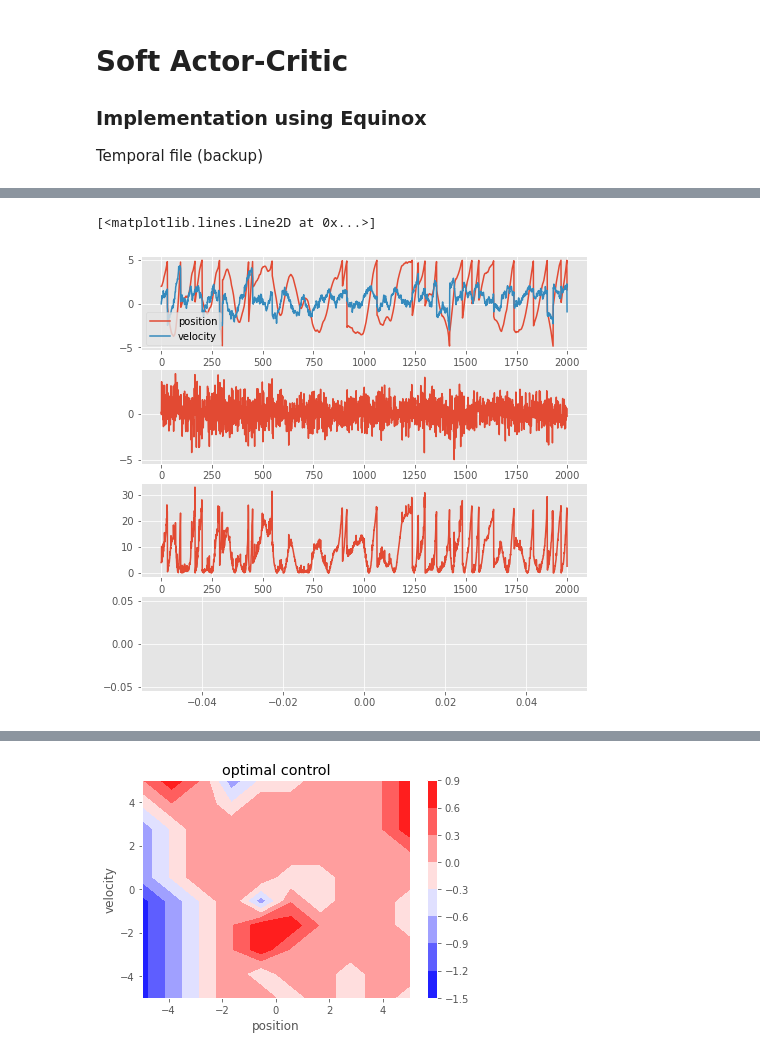
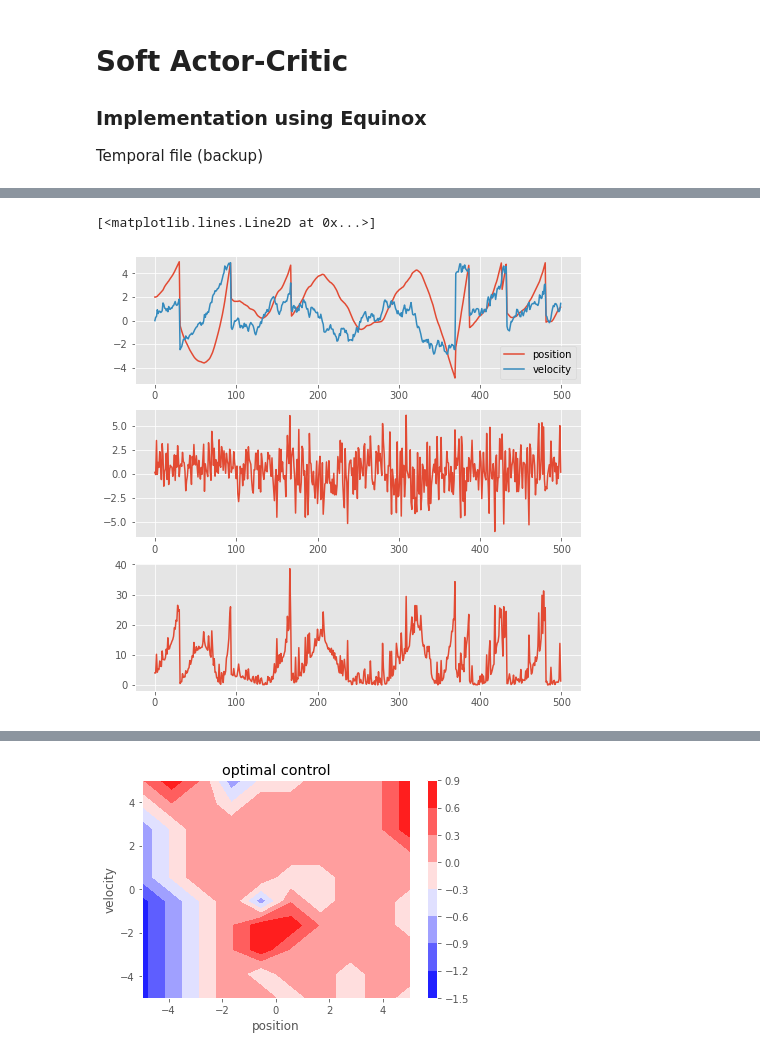
Before and after one commit to JopNiessen/DualControl, a Jupyter notebook: SAC_Equinox.ipynb, the cells around one changed output, grey strips where cells are left out. Cells and saved outputs as stored; diff of their text form; code cells hidden in the pictures.

```diff
--- a/SAC_Equinox.ipynb
+++ b/SAC_Equinox.ipynb
@@ -17,7 +17,7 @@ import matplotlib.pyplot as plt
 plt.style.use('ggplot')
 # %%
 seed = 0
-T = 200
+T = 50
 
 key = jrandom.PRNGKey(seed)
 
@@ -33,7 +33,7 @@ SAC.SQF_2.eta = 1e-2
 SAC.PI.eta = 1e-1
 key0, key1, key2, key3, key = jrandom.split(key, 5)
 
-buffer_size, state_dim, action_dim = 100, 2, 1
+buffer_size, state_dim, action_dim = 1000, 2, 1
 
 time_horizon = jnp.arange(0, T, SDI.dt)
 for t in time_horizon:
@@ -61,19 +54,21 @@ DeviceArray(1.1178762, dtype=float32)
+# %%
+key = jrandom.PRNGKey(0)
+SAC.train(key, batch_size=50, n_epochs=20, show=True)
 # %%
 TH = time_horizon
 TK = SAC.tracker.memory
 
 
 labels = {'y':[None, 'control', 'angle', 'cost']}
-fig, ax = plt.subplots(4, figsize=(8, 8))
+fig, ax = plt.subplots(3, figsize=(8, 8))
 ax[0].plot(TK['state0'], label='position')
 ax[0].plot(TK['state1'], label='velocity')
 ax[0].legend()
 ax[1].plot(TK['control'])
 ax[2].plot(TK['cost'])
-ax[3].plot(TK['policy_force'])
 # %% [output]
 [<matplotlib.lines.Line2D at 0x...>]
-[figure, old version]
+[figure, new version]
 # %%
 from matplotlib import cm
 n=10
```
Also changed, not shown: parts of 3 cells of this notebook, 5 other files.
